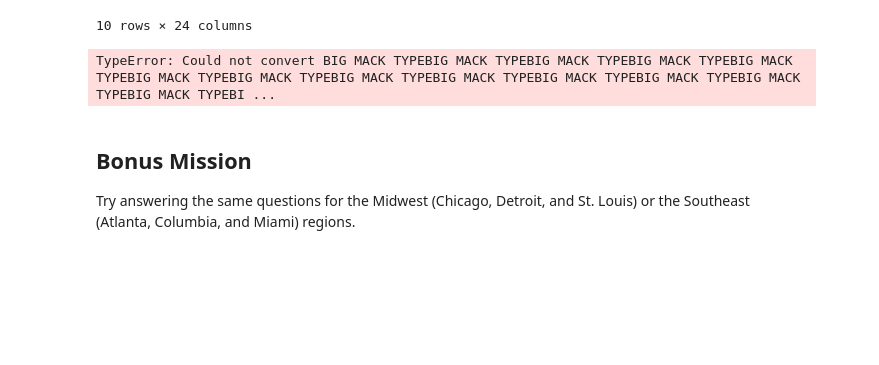
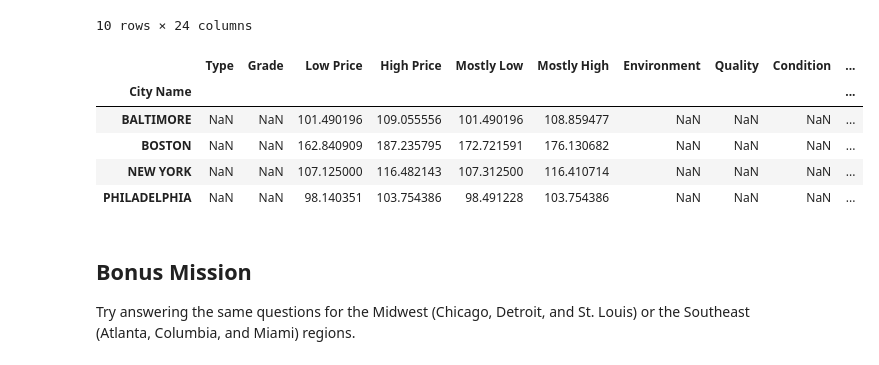
Before and after one commit to Hockeystyx/data-manipulation, a Jupyter notebook: Data Manipulation Studio.ipynb, the cells around one changed output. Drawn from its saved outputs; the diff is of its cells as text; code cells hidden in the pictures; blank space fills up the shorter version.

```diff
--- a/Data Manipulation Studio.ipynb
+++ b/Data Manipulation Studio.ipynb
@@ -252,9 +252,14 @@ neregion_number_pumpkins.first()
 | PIE TYPE | PUMPKINS | BALTIMORE | NaN | 1 1/9 bushel cartons | None | NaN | 09/24/2016 | 15 | 15.0 | ... |
 10 rows × 24 columns
 # %%
-neregion_number_pumpkins
+neregion_number_pumpkins.mean('Unit of Sale')
 # %% [output]
-TypeError: Could not convert BIG MACK TYPEBIG MACK TYPEBIG MACK TYPEBIG MACK TYPEBIG MACK TYPEBIG MACK TYPEBIG MACK TYPEBIG MACK TYPEBIG MACK TYPEBIG MACK TYPEBIG MACK TYPEBIG MACK TYPEBIG MACK TYPEBI ...
+|  | Type | Grade | Low Price | High Price | Mostly Low | Mostly High | Environment | Quality | Condition | ... |
+| City Name |  |  |  |  |  |  |  |  |  | ... |
+| BALTIMORE | NaN | NaN | 101.490196 | 109.055556 | 101.490196 | 108.859477 | NaN | NaN | NaN | ... |
+| BOSTON | NaN | NaN | 162.840909 | 187.235795 | 172.721591 | 176.130682 | NaN | NaN | NaN | ... |
+| NEW YORK | NaN | NaN | 107.125000 | 116.482143 | 107.312500 | 116.410714 | NaN | NaN | NaN | ... |
+| PHILADELPHIA | NaN | NaN | 98.140351 | 103.754386 | 98.491228 | 103.754386 | NaN | NaN | NaN | ... |
 # %% [markdown]
 ## Bonus Mission
 
```
